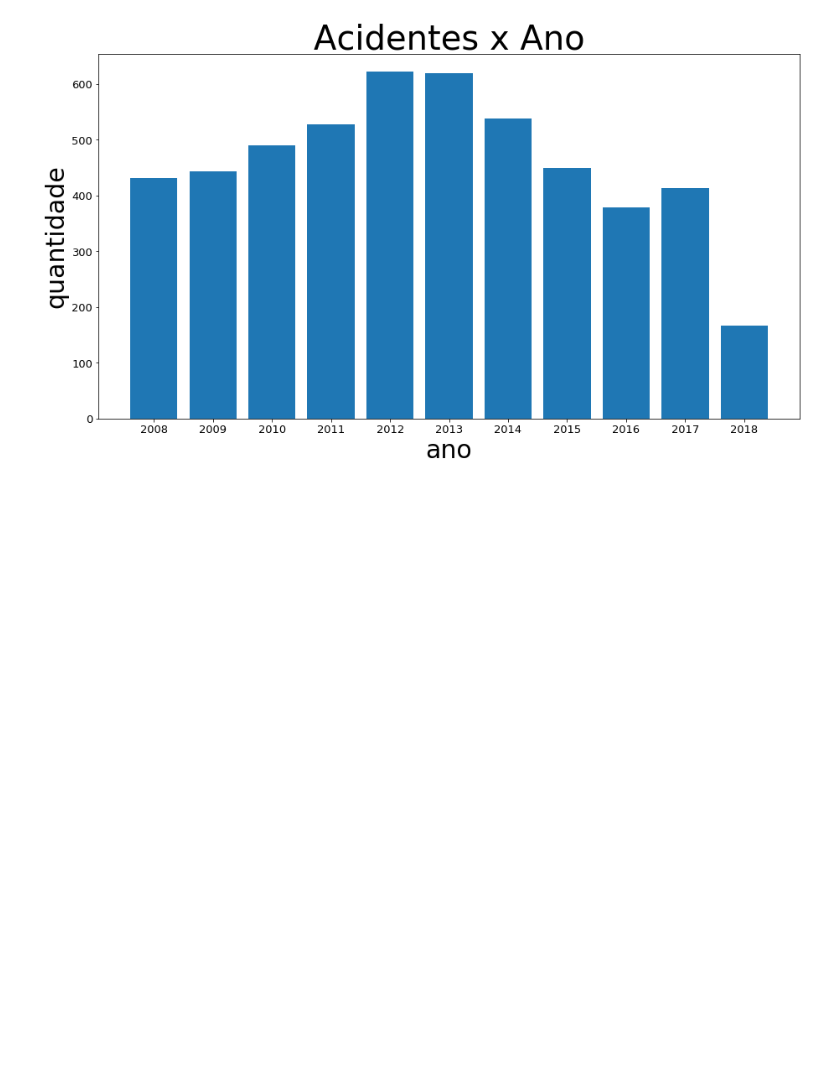
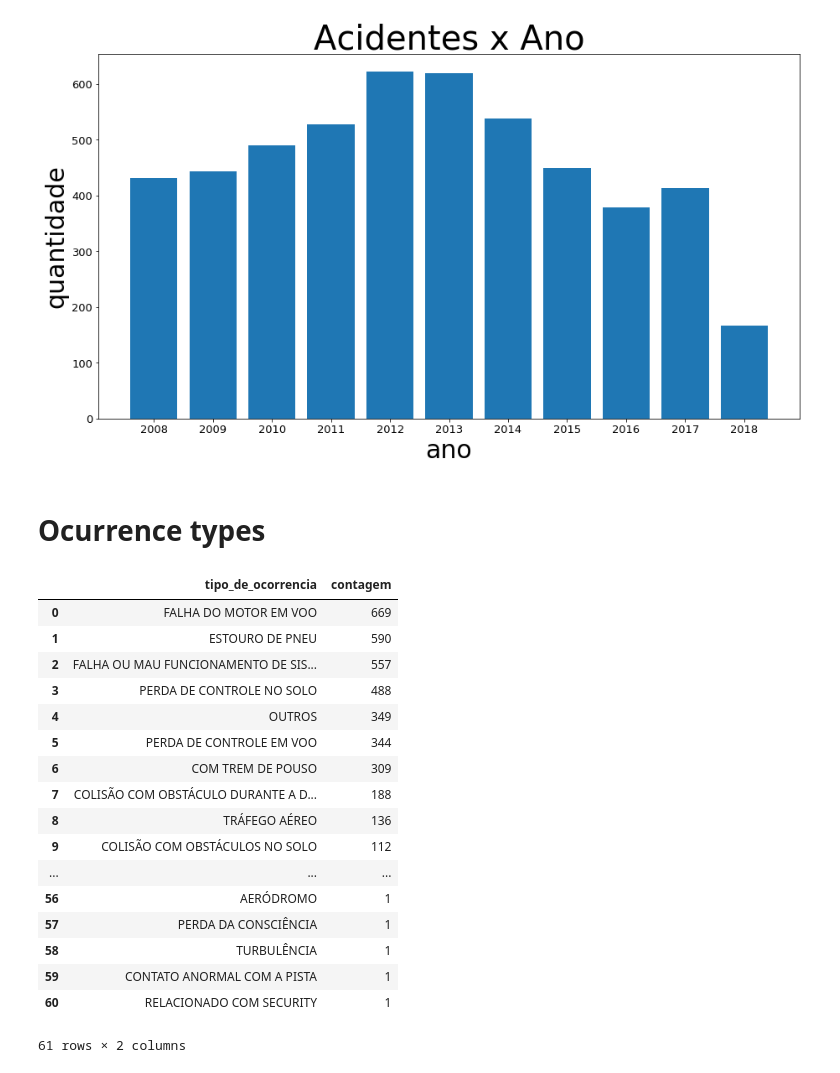
Before and after one commit to Guilehm/notebooks, a Jupyter notebook: airplanes_occurrences.ipynb, the cells around one changed output. Drawn from its saved outputs; the diff is of its cells as text; code cells hidden in the pictures; blank space fills up the shorter version.

Commit message:
Display ocurrence types

```diff
--- a/airplanes_occurrences.ipynb
+++ b/airplanes_occurrences.ipynb
@@ -100,3 +100,28 @@ plt.title('Acidentes x Ano', fontsize=40)
 # %% [output]
 Text(0.5,1,'Acidentes x Ano')
 [figure]
+# %% [markdown]
+# Ocurrence types
+# %%
+ocurrence_types = df.ocorrencia_tipo.value_counts().reset_index()
+ocurrence_types.columns = ('tipo_de_ocorrencia', 'contagem')
+ocurrence_types
+# %% [output]
+|  | tipo_de_ocorrencia | contagem |
+| 0 | FALHA DO MOTOR EM VOO | 669 |
+| 1 | ESTOURO DE PNEU | 590 |
+| 2 | FALHA OU MAU FUNCIONAMENTO DE SIS... | 557 |
+| 3 | PERDA DE CONTROLE NO SOLO | 488 |
+| 4 | OUTROS | 349 |
+| 5 | PERDA DE CONTROLE EM VOO | 344 |
+| 6 | COM TREM DE POUSO | 309 |
+| 7 | COLISÃO COM OBSTÁCULO DURANTE A D... | 188 |
+| 8 | TRÁFEGO AÉREO | 136 |
+| 9 | COLISÃO COM OBSTÁCULOS NO SOLO | 112 |
+| ... | ... | ... |
+| 56 | AERÓDROMO | 1 |
+| 57 | PERDA DA CONSCIÊNCIA | 1 |
+| 58 | TURBULÊNCIA | 1 |
+| 59 | CONTATO ANORMAL COM A PISTA | 1 |
+| 60 | RELACIONADO COM SECURITY | 1 |
+61 rows × 2 columns
```
